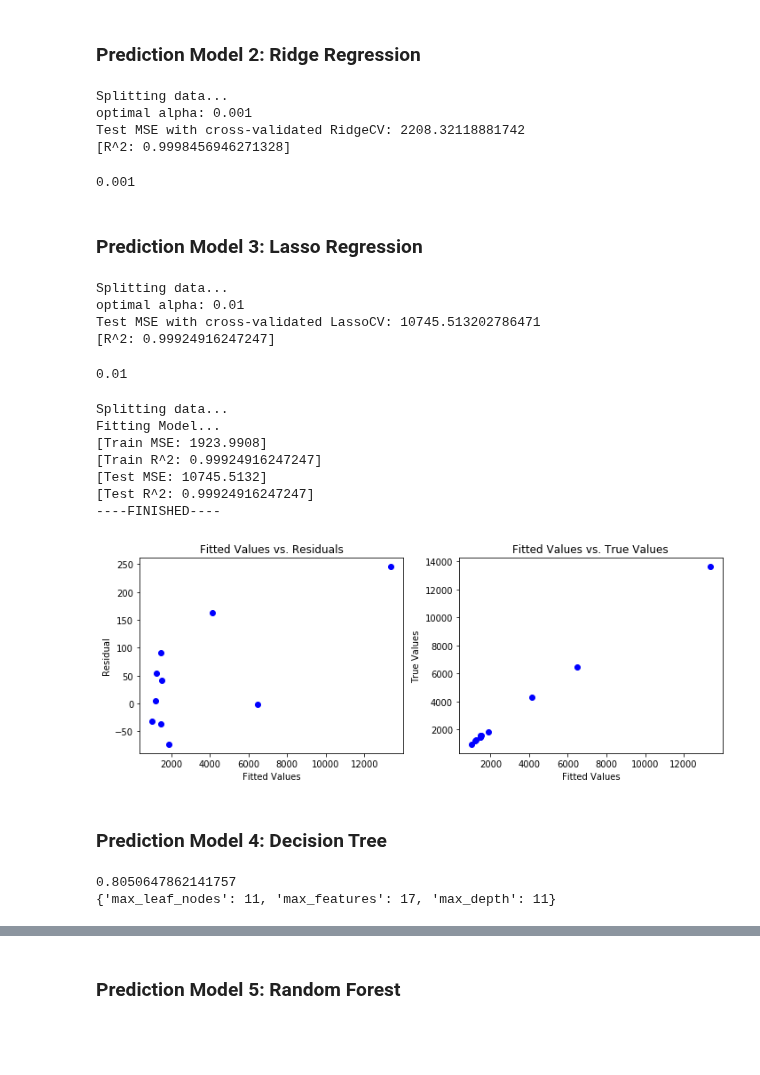
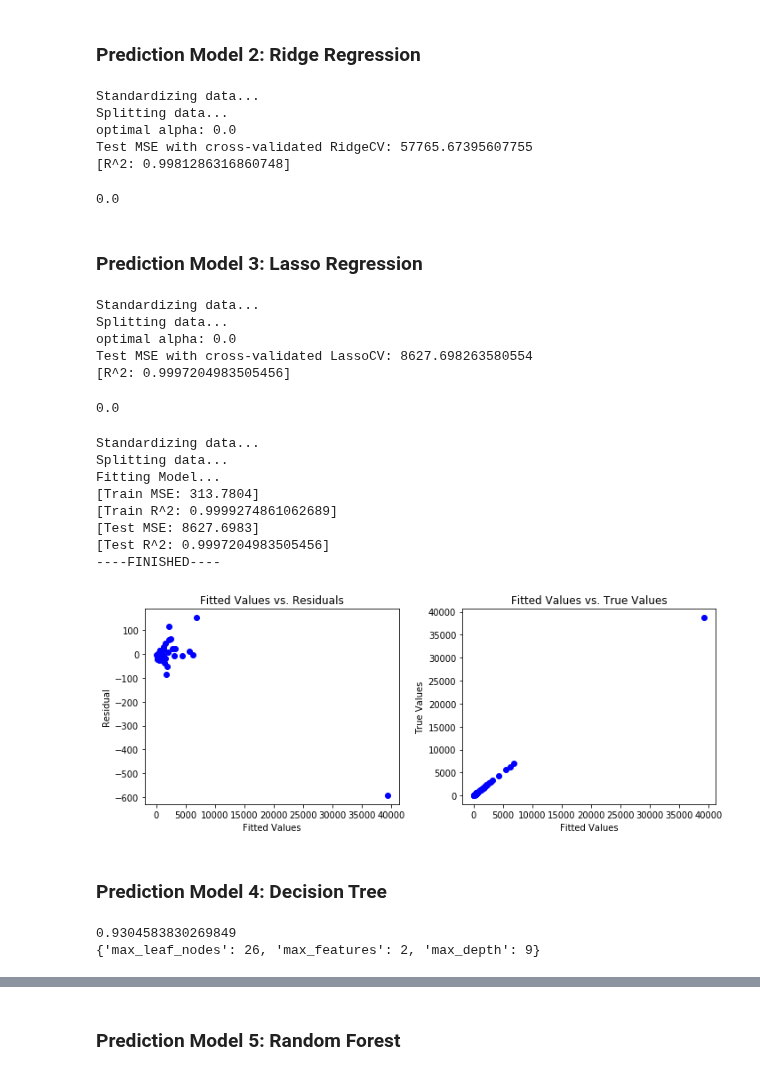
Before and after one commit to vincent-lao/carbon-footprint, a Jupyter notebook: code/model/county-carbon-footprint-models.ipynb, the cells around one changed output, grey strips where cells are left out. Drawn from its saved outputs; the diff is of its cells as text; code cells hidden in the pictures; blank space fills up the shorter version.

Commit message:
minor changes to model notebook and joneskamman

```diff
--- a/code/model/county-carbon-footprint-models.ipynb
+++ b/code/model/county-carbon-footprint-models.ipynb
@@ -80,43 +80,48 @@ Fitting Model...
 # %% [markdown]
 ### Prediction Model 2: Ridge Regression
+# %%
+columns_to_standardize = list(train_data.columns)[0:8] + list(train_data.columns)[9:]
 # %%
-X_train, X_val, y_val, y_val = gmp.preprocess_data(train_data, 'result_grand_total', standardize = True)
+X_train, X_val, y_val, y_val = gmp.preprocess_data(train_data, 'result_grand_total', standardize_cols = columns_to_standardize)
 
 alphas = [0, 0.001, 0.01, 0.1, 1, 10, 100]
 gmp.linreg_kfold_cv(RidgeCV, X_train, X_val, y_train, y_val, alphas)
 # %% [output]
+Standardizing data...
 Splitting data...
-optimal alpha: 0.001
-Test MSE with cross-validated RidgeCV: 2208.32118881742
-[R^2: 0.9998456946271328]
+optimal alpha: 0.0
+Test MSE with cross-validated RidgeCV: 57765.67395607755
+[R^2: 0.9981286316860748]
-0.001
+0.0
 # %% [markdown]
 ### Prediction Model 3: Lasso Regression
 # %%
-X_train, X_val, y_val, y_val = gmp.preprocess_data(train_data, 'result_grand_total', standardize = True)
+X_train, X_val, y_val, y_val = gmp.preprocess_data(train_data, 'result_grand_total', standardize_cols = columns_to_standardize)
 
 alphas = [0, 0.001, 0.01, 0.1, 1, 10, 100]
 gmp.linreg_kfold_cv(LassoCV, X_train, X_val, y_train, y_val, alphas)
 # %% [output]
+Standardizing data...
 Splitting data...
-optimal alpha: 0.01
-Test MSE with cross-validated LassoCV: 10745.513202786471
-[R^2: 0.99924916247247]
+optimal alpha: 0.0
+Test MSE with cross-validated LassoCV: 8627.698263580554
+[R^2: 0.9997204983505456]
-0.01
+0.0
 # %%
-X_train, X_val, y_train, y_val = gmp.preprocess_data(train_data, 'result_grand_total', standardize = True)
+X_train, X_val, y_train, y_val = gmp.preprocess_data(train_data, 'result_grand_total', standardize_cols = columns_to_standardize)
 
-lasso_model = Lasso(alpha=0.01)
+lasso_model = Lasso(alpha=0.0)
 lasso_model = gmp.run_model(X_train, X_val, y_train, y_val, lasso_model, diagnostics=True)
 # %% [output]
+Standardizing data...
 Splitting data...
 Fitting Model...
-[Train MSE: 1923.9908]
-[Train R^2: 0.99924916247247]
-[Test MSE: 10745.5132]
-[Test R^2: 0.99924916247247]
+[Train MSE: 313.7804]
+[Train R^2: 0.9999274861062689]
+[Test MSE: 8627.6983]
+[Test R^2: 0.9997204983505456]
 ----FINISHED----
-[figure, old version]
+[figure, new version]
 # %% [markdown]
 ### Prediction Model 4: Decision Tree
 # %%
@@ -127,5 +132,5 @@ param_dist = {'max_leaf_nodes': np.arange(2, 27),
 tree = DecisionTreeRegressor(random_state = rs, max_depth = 4, max_features=5, max_leaf_nodes=10)
 gmp.tree_kfold_cv(tree, param_dist, X_train, y_train, n_iter=1000, random_state = rs)
 # %% [output]
-0.8050647862141757
-{'max_leaf_nodes': 11, 'max_features': 17, 'max_depth': 11}
+0.9304583830269849
+{'max_leaf_nodes': 26, 'max_features': 2, 'max_depth': 9}
```
Also changed, not shown: parts of 6 cells of this notebook, 1 other file.
